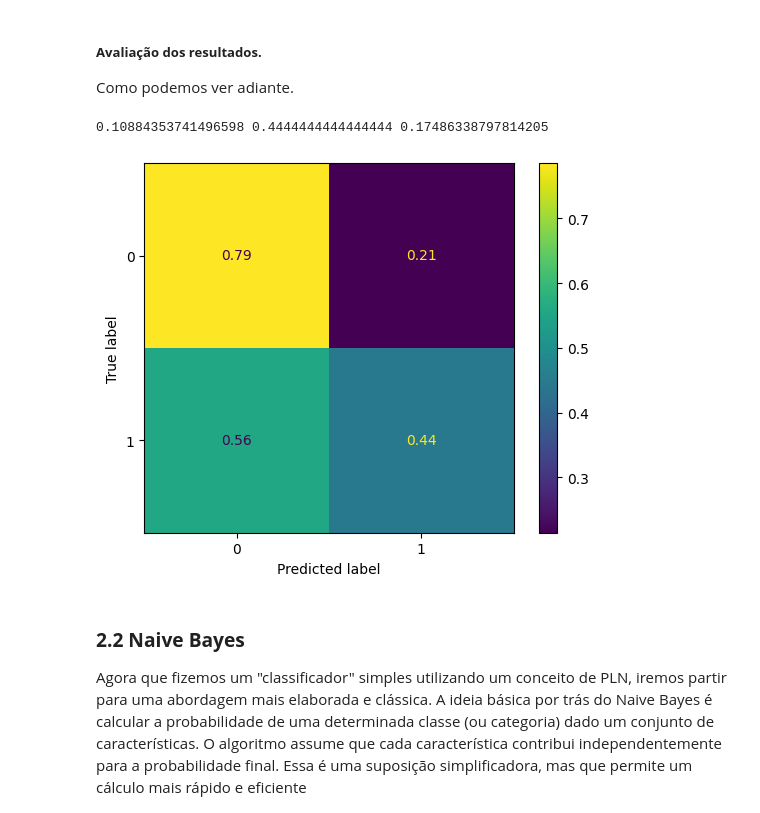
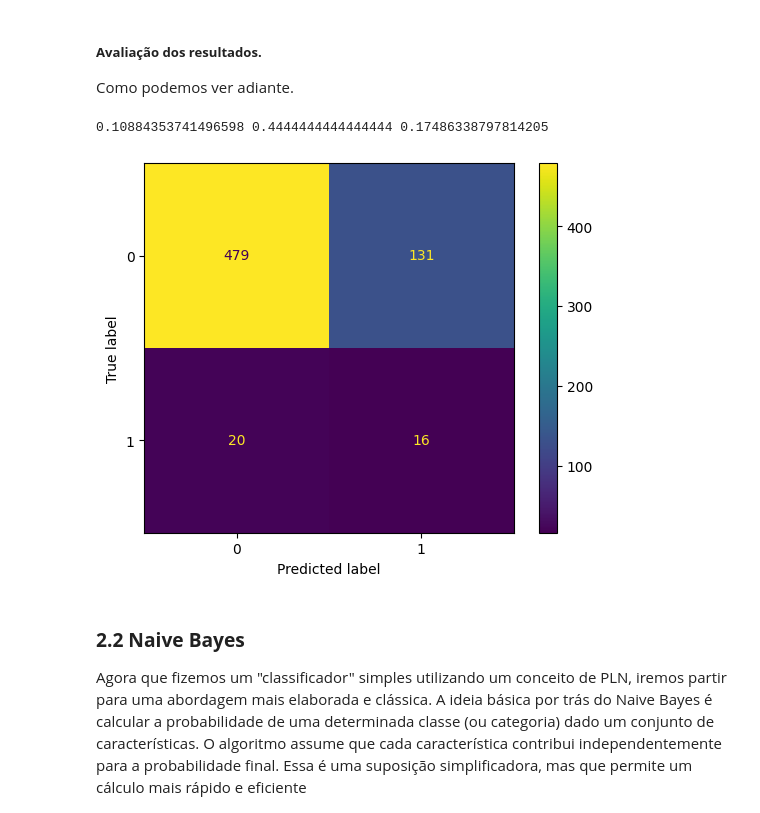
Before and after one commit to mvmfaria/nlp-research, a Jupyter notebook: article-implementation.ipynb, the cells around one changed output. Drawn from its saved outputs; the diff is of its cells as text; code cells hidden in the pictures.

```diff
--- a/eniac/first-test/article-implementation.ipynb
+++ b/article-implementation.ipynb
@@ -95,7 +95,7 @@ def preprocess_text(text):
 Além de carregar a base dados, foi feito pré processamento no texto.
 # %%
 #Base de teste utilizado no momento:
-test_dataset = pd.read_csv('./data/manual_labeled_test_dataset.csv')
+test_dataset = pd.read_csv('./train-test-data/manual_labeled_test_dataset.csv')
 
 test_dataset['is_not_dog'] = test_dataset['isdog']* -1 + 1
 test_dataset.drop(columns=['isdog'], inplace=True)
@@ -128,7 +128,7 @@ Para realizar um trabalho exploratório, iremos adotar três abordagens diferent
 Primeiramente, é importante compreender a ideia de um gazetteer. Um gazetteer é uma técnica comum na área de Processamento de Linguagem Natural que consiste em criar uma lista de termos usados para verificar se determinado texto pertence a uma classe, com base na presença desses termos predefinidos. Inicialmente, o nosso gazetteer consistia em uma lista de raças de cachorros.
 # %%
 #Gazetteer inicial:
-gazetteer = pd.read_csv('./data/gazetteer.csv')
+gazetteer = pd.read_csv('./train-test-data/gazetteer.csv')
 gazetteer
 # %% [output]
 |  | text |
@@ -223,14 +223,14 @@ Como podemos ver adiante.
 # %%
 from sklearn.metrics import ConfusionMatrixDisplay, precision_score, recall_score, f1_score
 
 y_true = test_dataset['is_not_dog']
 y_pred = test_dataset['gazetteer_result']
 
-ConfusionMatrixDisplay.from_predictions(y_true, y_pred, normalize="true")
+ConfusionMatrixDisplay.from_predictions(y_true, y_pred)
 print(precision_score(y_true, y_pred), recall_score(y_true, y_pred), f1_score(y_true, y_pred))
 # %% [output]
 0.10884353741496598 0.4444444444444444 0.17486338797814205
-[figure, old version]
+[figure, new version]
 # %% [markdown]
 ### **2.2 Naive Bayes**
 
```
Also changed, not shown: parts of 6 cells of this notebook, 26 other files.
